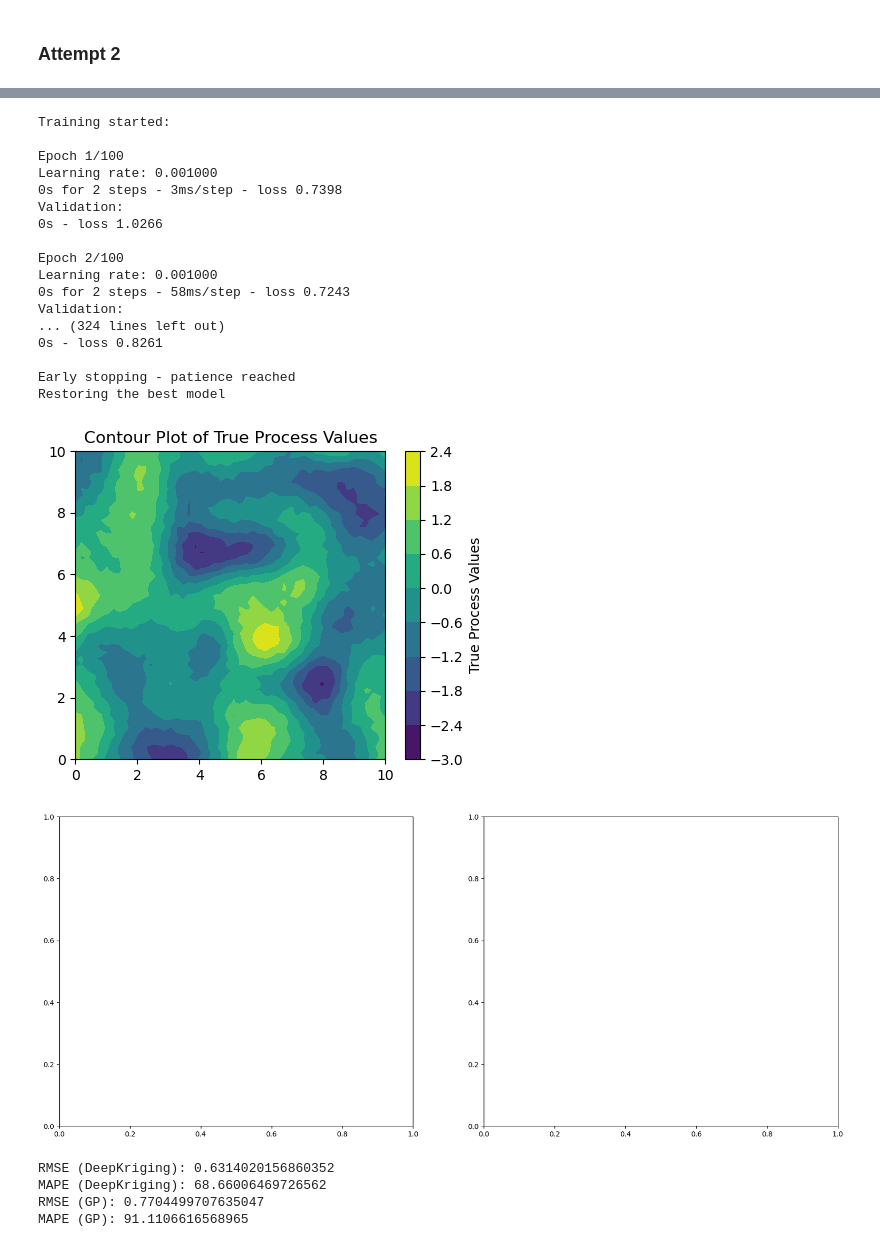
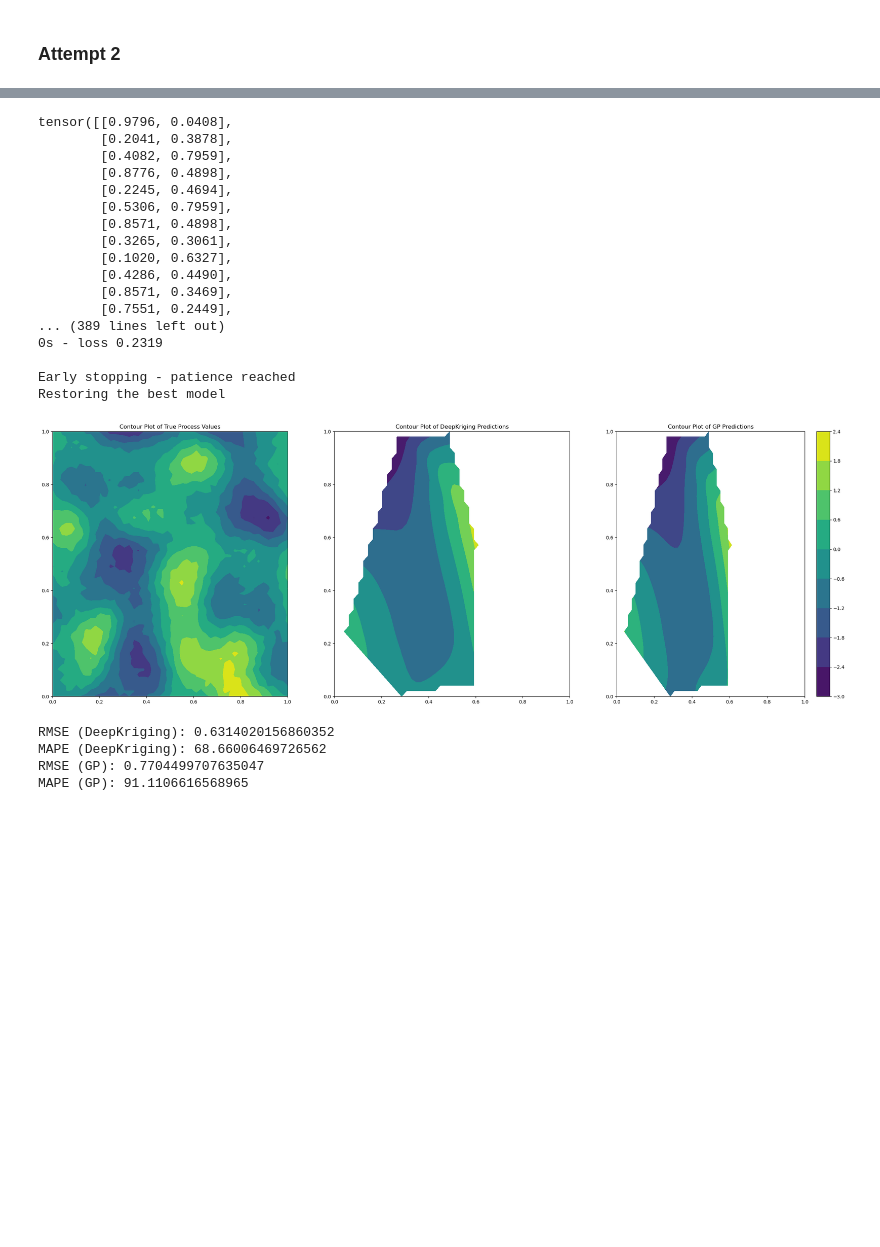
Before and after one commit to elliekkim/deep_ps, a Jupyter notebook: simple_dk_test2.ipynb, the cells around one changed output, grey strips where cells are left out. Drawn from its saved outputs; the diff is of its cells as text; code cells hidden in the pictures; blank space fills up the shorter version.

Commit message:
correction of initial plot scale

```diff
--- a/simple_dk_test2.ipynb
+++ b/simple_dk_test2.ipynb
@@ -13,8 +13,8 @@ np.random.seed(23)
 torch.manual_seed(23)
 
 N = 50
-x = np.linspace(0, 10, N)
-y = np.linspace(0, 10, N)
+x = np.linspace(0, 1, N)
+y = np.linspace(0, 1, N)
 X, Y = np.meshgrid(x, y)
 grid_points = np.vstack([X.ravel(), Y.ravel()]).T  # 2D coordinates
 
@@ -22,7 +22,7 @@ def exponential_kernel(s1, s2, length_scale):
     sqdist = np.sum(s1**2, axis=1).reshape(-1, 1) + np.sum(s2**2, axis=1) - 2 * np.dot(s1, s2.T)
     return np.exp(-0.5 * sqdist / length_scale**2)
 
-length_scale = 1.0
+length_scale = 0.1
 cov_matrix = exponential_kernel(grid_points, grid_points, length_scale)
 noise_var = 0.01  # Nugget variance
 nugget = np.eye(grid_points.shape[0]) * noise_var
@@ -59,7 +84,7 @@ K = 3  # Number of basis functions
 
 
 # Instantiate the embedding layer
-embedding_layer = DeepKrigingEmbedding2D(K=1)
+embedding_layer = DeepKrigingEmbedding3d(K)
 input_dim = sum(embedding_layer.num_basis)  # This should match 1830
 
 # Convert numpy arrays to torch tensors
@@ -67,6 +92,8 @@ s_train_tensor = torch.tensor(s_train, dtype=torch.float32)
 s_val_tensor = torch.tensor(s_val, dtype=torch.float32)
 s_test_tensor = torch.tensor(s_test, dtype=torch.float32)
 
+print(s_train_tensor)
+embedding_layer.eval()
 # Compute the basis functions for each split using the tensor inputs
 phi_train = embedding_layer(s_train_tensor)
 phi_val = embedding_layer(s_val_tensor)
@@ -77,7 +104,7 @@ y_train = torch.tensor(y_train, dtype=torch.float32).view(-1, 1)
 y_val = torch.tensor(y_val, dtype=torch.float32).view(-1, 1)
 y_test = torch.tensor(y_test, dtype=torch.float32).view(-1, 1)
 
-deepkriging_model = DeepKrigingMLP(input_dim, num_hidden_layers, hidden_dims, K=K, activation='identity')
+deepkriging_model = DeepKrigingMLP(input_dim, num_hidden_layers, hidden_dims, K=K, activation='relu')
 
 train_loader = torch.utils.data.DataLoader(
     dataset=torch.utils.data.TensorDataset(phi_train, y_train),
@@ -115,20 +142,20 @@ deepkriging_model.eval()
 with torch.no_grad():
     y_pred_deepkriging = deepkriging_model(phi_test).cpu().numpy()
 # %% [output]
-Training started:
-
-Epoch 1/100
-Learning rate: 0.001000
-0s for 2 steps - 3ms/step - loss 0.7398
-Validation:
-0s - loss 1.0266
-
-Epoch 2/100
-Learning rate: 0.001000
-0s for 2 steps - 58ms/step - loss 0.7243
-Validation:
-... (324 lines left out)
-0s - loss 0.8261
+tensor([[0.9796, 0.0408],
+        [0.2041, 0.3878],
+        [0.4082, 0.7959],
+        [0.8776, 0.4898],
+        [0.2245, 0.4694],
+        [0.5306, 0.7959],
+        [0.8571, 0.4898],
+        [0.3265, 0.3061],
+        [0.1020, 0.6327],
+        [0.4286, 0.4490],
+        [0.8571, 0.3469],
+        [0.7551, 0.2449],
+... (389 lines left out)
+0s - loss 0.2319
 
 Early stopping - patience reached
 Restoring the best model
@@ -136,49 +163,50 @@ Restoring the best model
 from sklearn.gaussian_process import GaussianProcessRegressor
 from sklearn.gaussian_process.kernels import RBF
 
-kernel = RBF(length_scale=1.0)
+kernel = RBF(length_scale=0.1)
 gp = GaussianProcessRegressor(kernel=kernel, alpha=noise_var)
 
 gp.fit(s_train, y_train)
 y_pred_gp, y_std_gp = gp.predict(s_test, return_std=True)
 # %%
 from scipy.interpolate import griddata
+import matplotlib.gridspec as gridspec
 
 # Reshape the true process values to the grid shape
 process_values_grid = process_values.reshape(N, N)
 
 # Predict on the test set
 y_pred_gp, y_std_gp = gp.predict(s_test, return_std=True)
 
 # Interpolate the predictions to the original grid for contour plotting
 y_pred_dk_grid = griddata(s_test, y_pred_deepkriging.squeeze(), (X, Y), method='cubic')
 y_pred_gp_grid = griddata(s_test, y_pred_gp.squeeze(), (X, Y), method='cubic')
 
-# Plot true process values on its own first:
-fig, ax = plt.subplots(1, 1, figsize=(5, 4))
 
+
+
+plt.figure(figsize=(30, 10))
+gs = gridspec.GridSpec(1, 3)
+ax = plt.subplot(gs[0, 0])
 contour1 = ax.contourf(X, Y, process_values_grid, cmap='viridis')
-fig.colorbar(contour1, ax=ax, label='True Process Values')
 ax.set_title("Contour Plot of True Process Values")
-plt.show()
 
-# Assuming y_pred_deepkriging and y_pred_gp are your predictions
-fig, ax = plt.subplots(1, 2, figsize=(20, 8))
+ax = plt.subplot(gs[0, 1])
+# # Plot DeepKriging predictions directly on the test points
+contour2 = ax.contourf(X, Y, y_pred_dk_grid, cmap='viridis')
+ax.set_title("Contour Plot of DeepKriging Predictions")
 
-# # Plot DeepKriging predictions directly on the test points
-# contour2 = ax[0].contourf(X, Y, y_pred_deepkriging, cmap='viridis')
-# fig.colorbar(contour2, ax=ax[0], label='DeepKriging Predictions')
-# ax[0].set_title("Contour Plot of DeepKriging Predictions")
+ax = plt.subplot(gs[0, 2])
+# # Plot GP predictions directly on the test points
+contour3 = ax.contourf(X, Y, y_pred_gp_grid, cmap='viridis')
 
-# # Plot GP predictions directly on the test points
-# contour3 = ax[1].contourf(s_test[:, 0], s_test[:, 1], y_pred_gp, cmap='viridis')
-# fig.colorbar(contour3, ax=ax[1], label='GP Predictions')
-# ax[1].set_title("Contour Plot of GP Predictions")
+ax.set_title("Contour Plot of GP Predictions")
+
+fig.colorbar(contour1, ax=ax)
 
 plt.show()
 # %% [output]
-[figure, old version]
+[figure, new version]
-[figure, removed]
 # %%
 def rmse(y_true, y_pred):
     return np.sqrt(np.mean((y_true - y_pred)**2))
```
Also changed, not shown: parts of 2 cells of this notebook.
